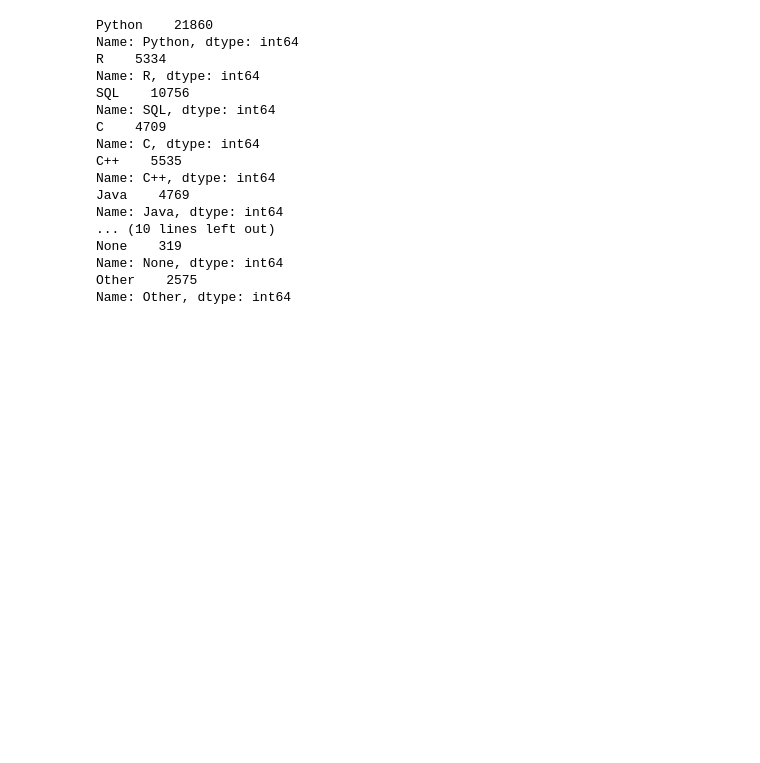
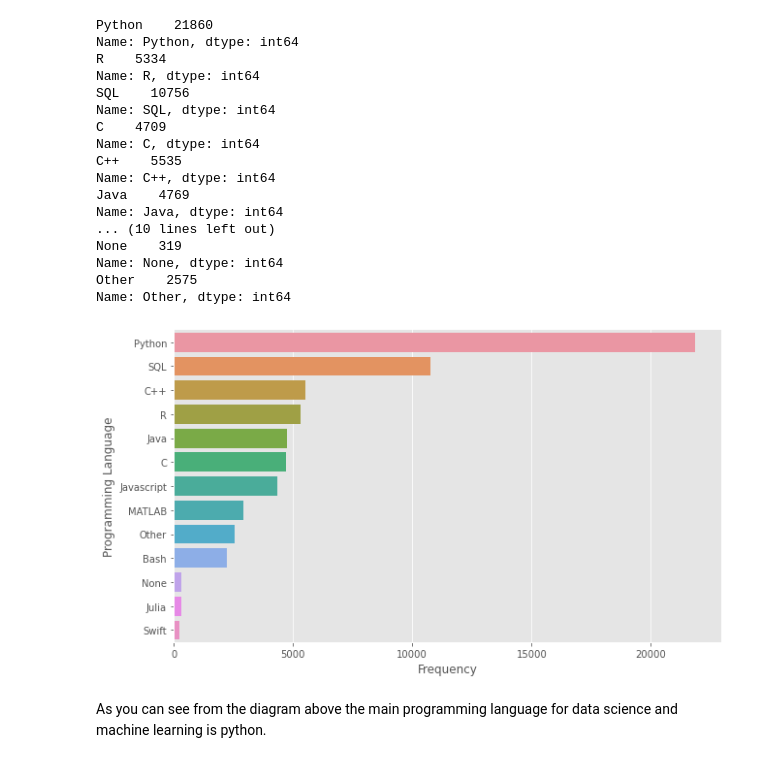
Before and after one commit to ali-d-nasseri/exploratory_data_analysis, a Jupyter notebook: kaggle_data_scientist_survey/Kaggle Survey.ipynb, the cells around one changed output. Cells and saved outputs as stored; diff of their text form; code cells hidden in the pictures; blank space fills up the shorter version.

```diff
--- a/kaggle_data_scientist_survey/Kaggle Survey.ipynb
+++ b/kaggle_data_scientist_survey/Kaggle Survey.ipynb
@@ -302,6 +286,17 @@ None    319
 Name: None, dtype: int64
 Other    2575
 Name: Other, dtype: int64
+# %%
+#df['Range Of Age'].value_counts().reset_index().sort_values(by='index')
+prog_language = df2.count().reset_index().rename(columns={'index': 'Programming Language', 0:'Frequency'}).sort_values(by='Frequency', ascending = False)
+# %%
+plt.style.use('ggplot')
+sns.catplot(x='Frequency',y='Programming Language',data=prog_language,kind='bar')
+plt.gcf().set_size_inches(10,5)
+# %% [output]
+[figure, added]
+# %% [markdown]
+As you can see from the diagram above the main programming language for data science and machine learning is python.
 # %%
 df.iloc[: , 21:40]
 # %% [output]
```
Also changed, not shown: parts of 4 cells of this notebook.
